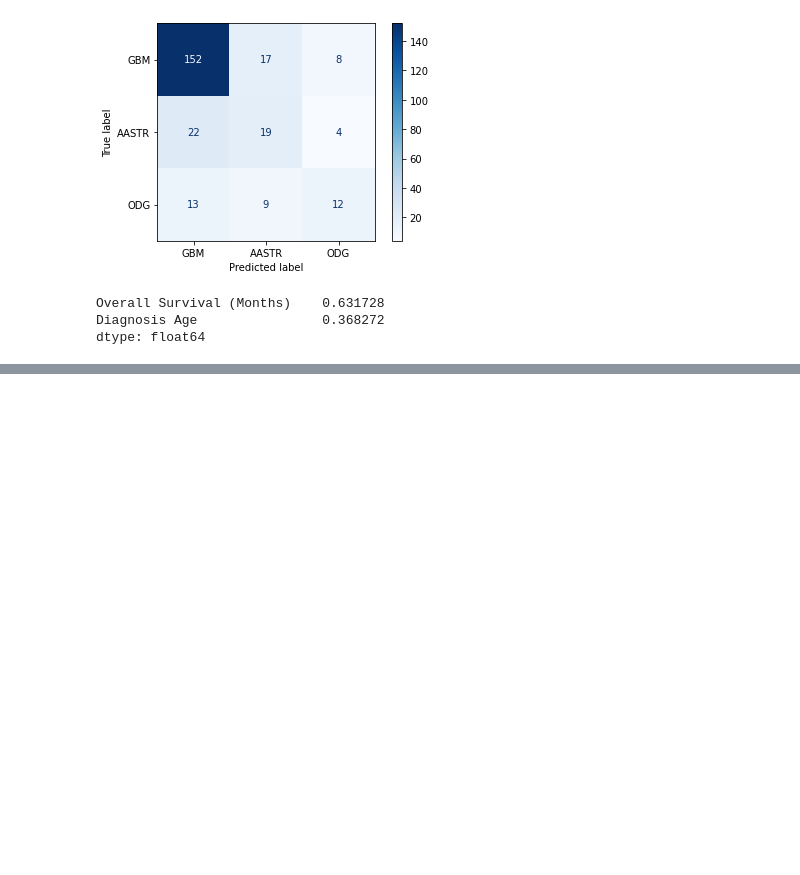
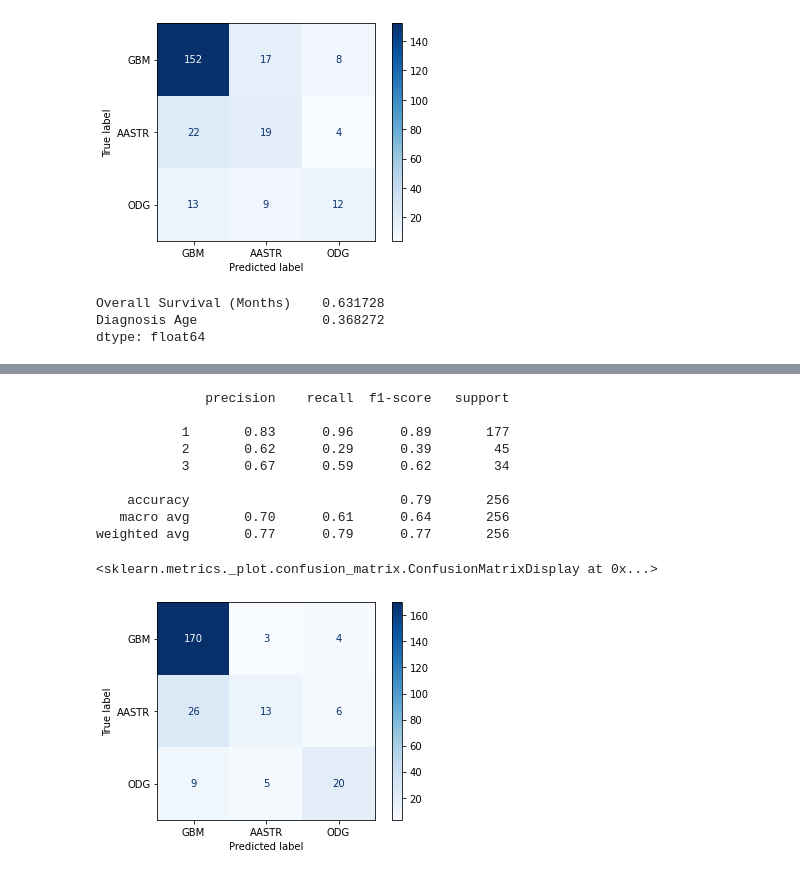
Before and after one commit to mathabaws/SOTA_xAI_Visual_analytics, a Jupyter notebook: notebooks/3.0-Feature_Selection.ipynb, the cells around one changed output, grey strips where cells are left out. Drawn from its saved outputs; the diff is of its cells as text; code cells hidden in the pictures; blank space fills up the shorter version.

```diff
--- a/notebooks/3.0-Feature_Selection.ipynb
+++ b/notebooks/3.0-Feature_Selection.ipynb
@@ -229,0 +318,23 @@ dtype: float64
+# %%
+top20 = ['Overall Survival Status', 'Mutation Count',
+       'Overall Survival (Months)', 'Sex', 'Somatic Status', 'Diagnosis Age',
+       'TP53', 'TERT', 'ATRX', 'EGFR', 'CIC', 'NF1', 'PIK3CA', 'NOTCH1',
+       'KMT2D', 'NCOR1']
+# %%
+clf = RandomForestClassifier(n_estimators=100, random_state=42, n_jobs=-1)
+clf.fit(X_train[top20], y_train.values.ravel())
+predictions = clf.predict(X_test[top20])
+print(classification_report(y_test, predictions))
+plot_confusion_matrix(clf, X_test[top20], y_test, cmap = plt.cm.Blues, display_labels=["GBM", "AASTR", "ODG"], values_format = '')
+# %% [output]
+              precision    recall  f1-score   support
+
+           1       0.83      0.96      0.89       177
+           2       0.62      0.29      0.39        45
+           3       0.67      0.59      0.62        34
+
+    accuracy                           0.79       256
+   macro avg       0.70      0.61      0.64       256
+weighted avg       0.77      0.79      0.77       256
+<sklearn.metrics._plot.confusion_matrix.ConfusionMatrixDisplay at 0x...>
+[figure, added]
```
Also changed, not shown: parts of 7 cells of this notebook, 8 other files.
